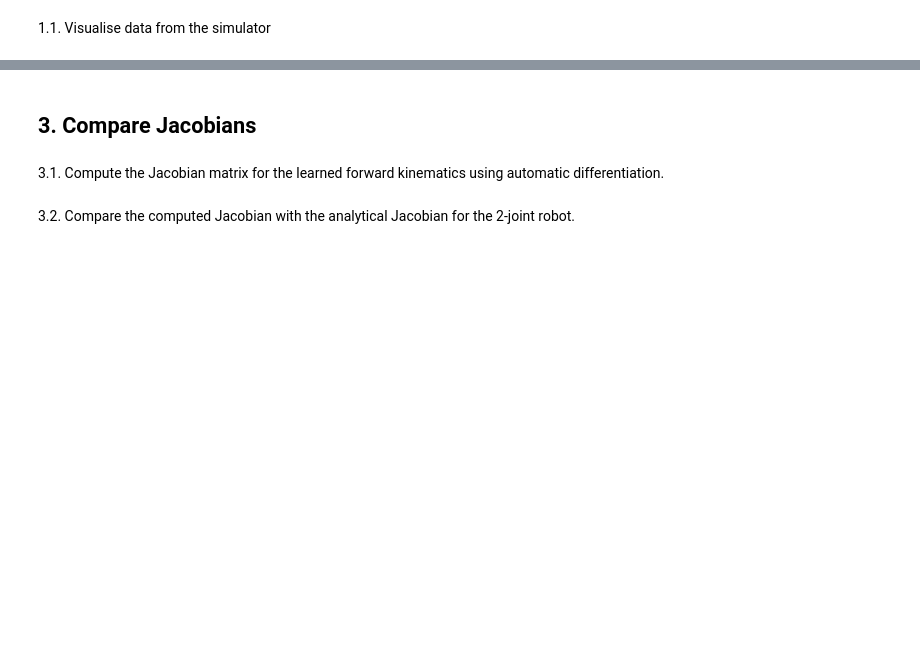
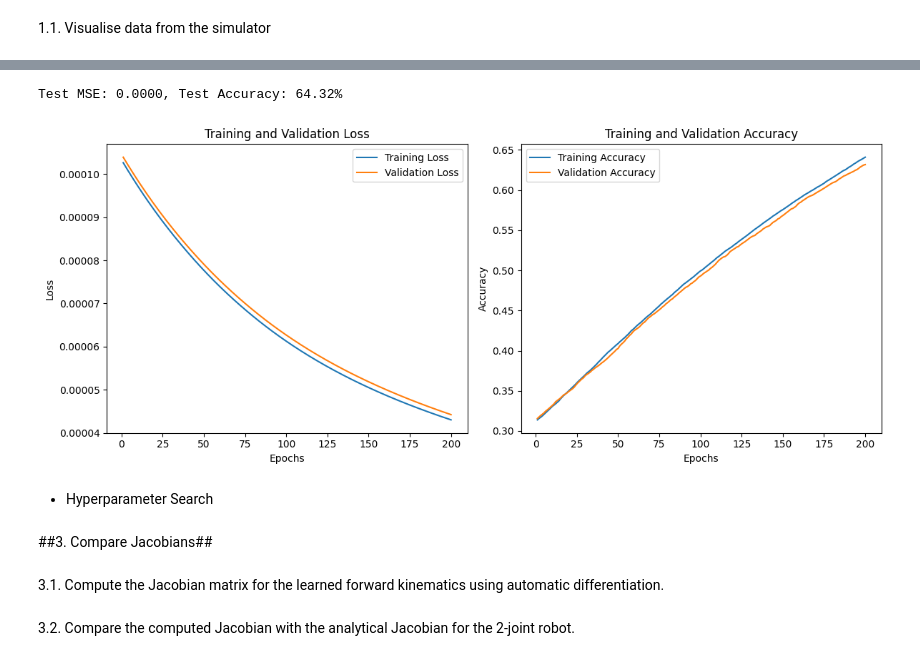
Before and after one commit to clara0goncalves/Machine_Learning_HW1_Sapienza, a Jupyter notebook: ML_HW1.ipynb, the cells around one changed output, grey strips where cells are left out. Saved outputs shown, nothing was run; the diff lists cells and outputs as text; code cells hidden in the pictures; blank space fills up the shorter version.

Commit message:
added simple architecture for model

```diff
--- a/ML_HW1.ipynb
+++ b/ML_HW1.ipynb
@@ -15,0 +129,2 @@ The format of the data is in CSV format, including information about Joint angle
+# %%
+criterion = nn.MSELoss()
@@ -16 +133,3 @@ The format of the data is in CSV format, including information about Joint angle
+# %%
+optimizer = optim.Adam(model.parameters(), lr=learning_rate)
 # %% [markdown]
@@ -21,0 +151,15 @@ The format of the data is in CSV format, including information about Joint angle
+# %%
+# Lists to store losses and accuracies for plotting
+train_losses = []
+val_losses = []
+train_accuracies = []
+val_accuracies = []
+# %%
+# Accuracy function (percentage of predictions within a threshold)
+def compute_accuracy(predictions, targets, threshold):
+    with torch.no_grad():
+        # Calculate absolute error
+        error = torch.abs(predictions - targets)
+        # Calculate how many predictions are within the threshold
+        correct = (error < threshold).all(dim=1)  # Check if all dimensions are within the threshold
+        return correct.float().mean().item()  # Mean accuracy
@@ -22,5 +216,41 @@ The format of the data is in CSV format, including information about Joint angle
+# %%
+# Testing the model
+model.eval()
+test_outputs = model(X_test)
+test_loss = criterion(test_outputs, y_test)
+test_accuracy = compute_accuracy(test_outputs, y_test, accuracy_threshold)
+print(f"Test MSE: {test_loss.item():.4f}, Test Accuracy: {test_accuracy*100:.2f}%")
+# %% [output]
+Test MSE: 0.0000, Test Accuracy: 64.32%
+# %%
+# Plot training loss and validation loss
+plt.figure(figsize=(12, 5))
+
+plt.subplot(1, 2, 1)
+plt.plot(range(1, epochs+1), train_losses, label='Training Loss')
+plt.plot(range(1, epochs+1), val_losses, label='Validation Loss')
+plt.xlabel('Epochs')
+plt.ylabel('Loss')
+plt.title('Training and Validation Loss')
+plt.legend()
+
+# Plot training accuracy and validation accuracy
+plt.subplot(1, 2, 2)
+plt.plot(range(1, epochs+1), train_accuracies, label='Training Accuracy')
+plt.plot(range(1, epochs+1), val_accuracies, label='Validation Accuracy')
+plt.xlabel('Epochs')
+plt.ylabel('Accuracy')
+plt.title('Training and Validation Accuracy')
+plt.legend()
+
+plt.tight_layout()
+plt.show()
+# %% [output]
+[figure, added]
+# %% [markdown]
+- Hyperparameter Search
 # %% [markdown]
-## 3. Compare Jacobians
+##3. Compare Jacobians##
 # %% [markdown]
 
 3.1. Compute the Jacobian matrix for the learned forward kinematics using automatic differentiation.
```
Also changed, not shown: parts of 26 cells of this notebook.
